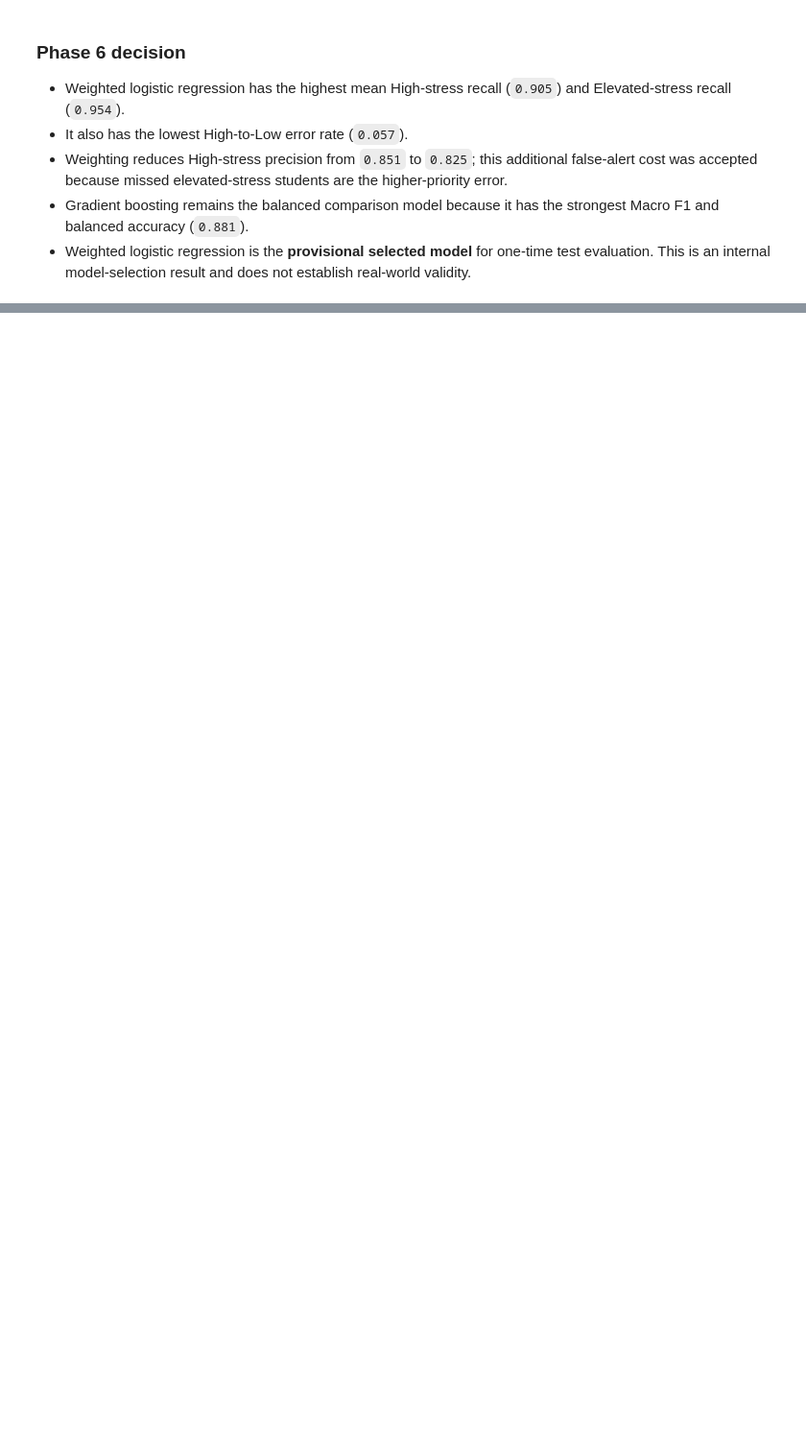
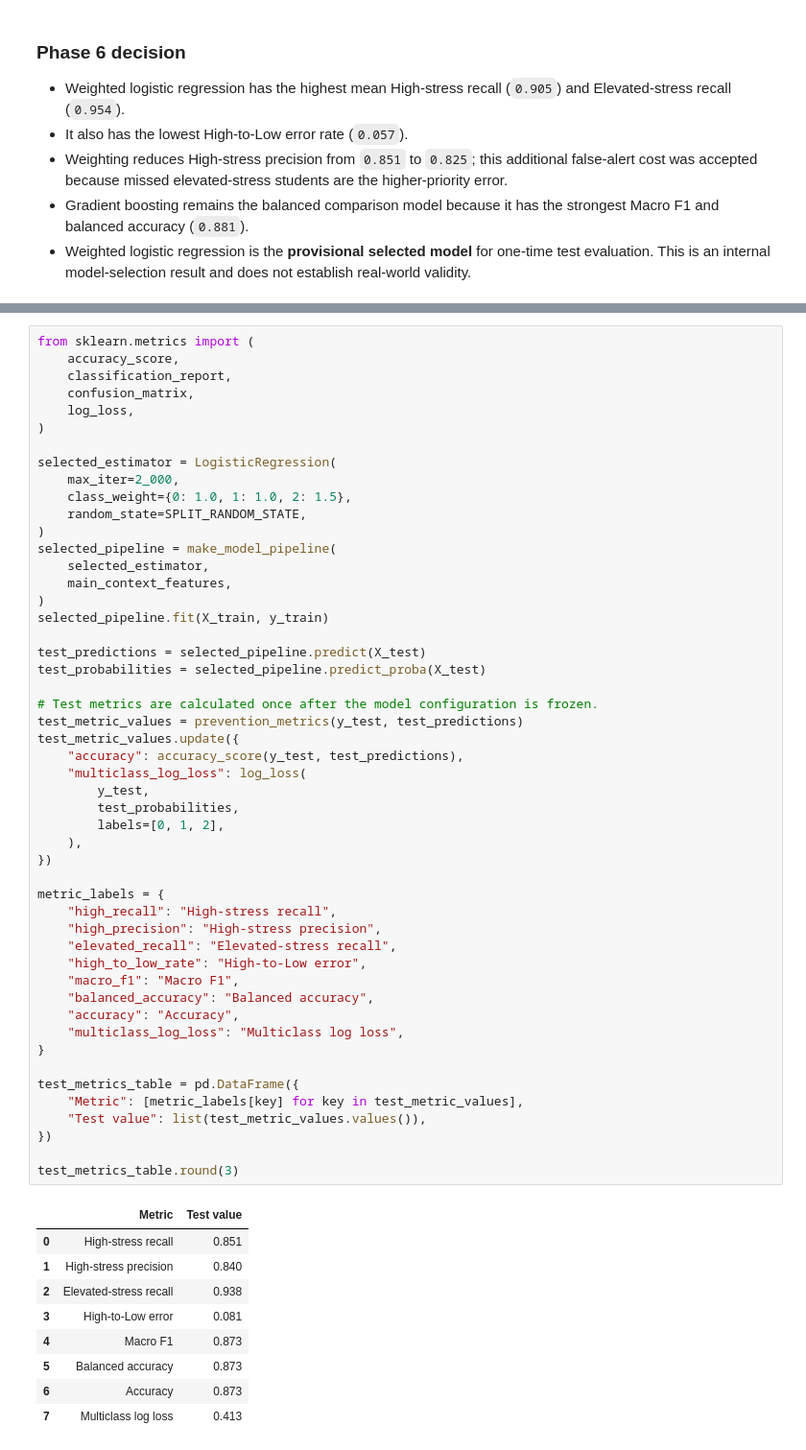
Before and after one commit to ShayanNajafian/academic-stress-research, a Jupyter notebook: notebooks/modeling.ipynb, the cells around one changed output, grey strips where cells are left out. Shown at 96% size. Drawn from its saved outputs; the diff is of its cells as text; blank space fills up the shorter version.

```diff
--- a/notebooks/modeling.ipynb
+++ b/notebooks/modeling.ipynb
@@ -733,0 +730,60 @@ plt.show()
+# %%
+from sklearn.metrics import (
+    accuracy_score,
+    classification_report,
+    confusion_matrix,
+    log_loss,
+)
+
+selected_estimator = LogisticRegression(
+    max_iter=2_000,
+    class_weight={0: 1.0, 1: 1.0, 2: 1.5},
+    random_state=SPLIT_RANDOM_STATE,
+)
+selected_pipeline = make_model_pipeline(
+    selected_estimator,
+    main_context_features,
+)
+selected_pipeline.fit(X_train, y_train)
+
+test_predictions = selected_pipeline.predict(X_test)
+test_probabilities = selected_pipeline.predict_proba(X_test)
+
+# Test metrics are calculated once after the model configuration is frozen.
+test_metric_values = prevention_metrics(y_test, test_predictions)
+test_metric_values.update({
+    "accuracy": accuracy_score(y_test, test_predictions),
+    "multiclass_log_loss": log_loss(
+        y_test,
+        test_probabilities,
+        labels=[0, 1, 2],
+    ),
+})
+
+metric_labels = {
+    "high_recall": "High-stress recall",
+    "high_precision": "High-stress precision",
+    "elevated_recall": "Elevated-stress recall",
+    "high_to_low_rate": "High-to-Low error",
+    "macro_f1": "Macro F1",
+    "balanced_accuracy": "Balanced accuracy",
+    "accuracy": "Accuracy",
+    "multiclass_log_loss": "Multiclass log loss",
+}
+
+test_metrics_table = pd.DataFrame({
+    "Metric": [metric_labels[key] for key in test_metric_values],
+    "Test value": list(test_metric_values.values()),
+})
+
+test_metrics_table.round(3)
+# %% [output]
+|  | Metric | Test value |
+| 0 | High-stress recall | 0.851 |
+| 1 | High-stress precision | 0.840 |
+| 2 | Elevated-stress recall | 0.938 |
+| 3 | High-to-Low error | 0.081 |
+| 4 | Macro F1 | 0.873 |
+| 5 | Balanced accuracy | 0.873 |
+| 6 | Accuracy | 0.873 |
+| 7 | Multiclass log loss | 0.413 |
```
Also changed, not shown: parts of 10 cells of this notebook, 2 other files.
